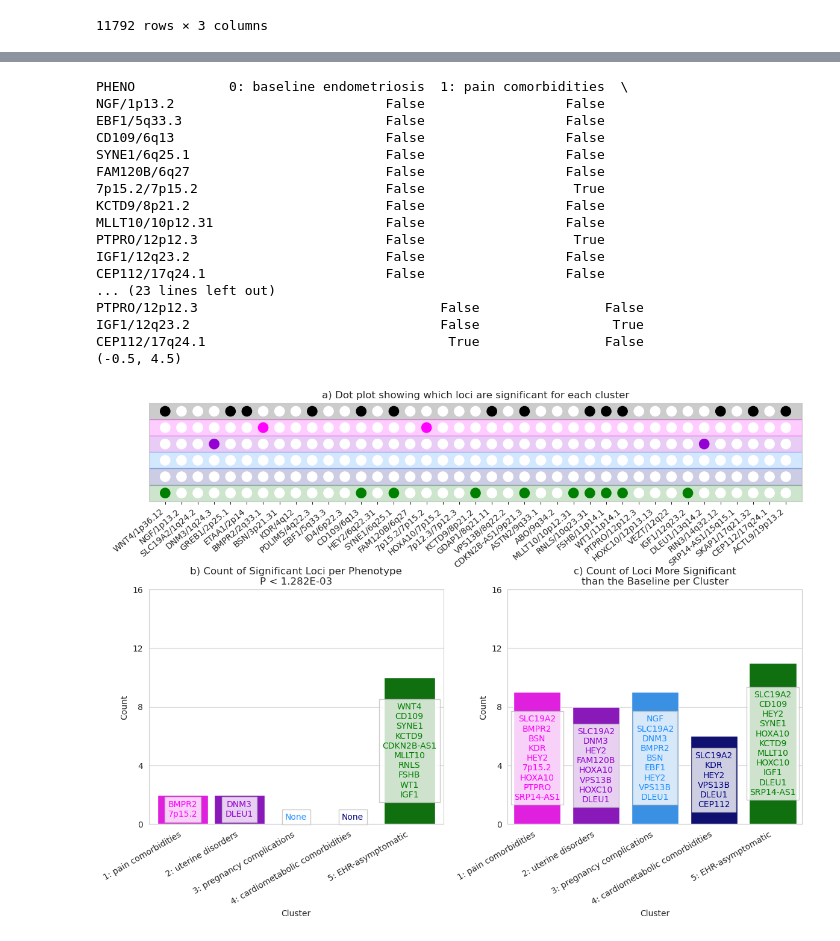
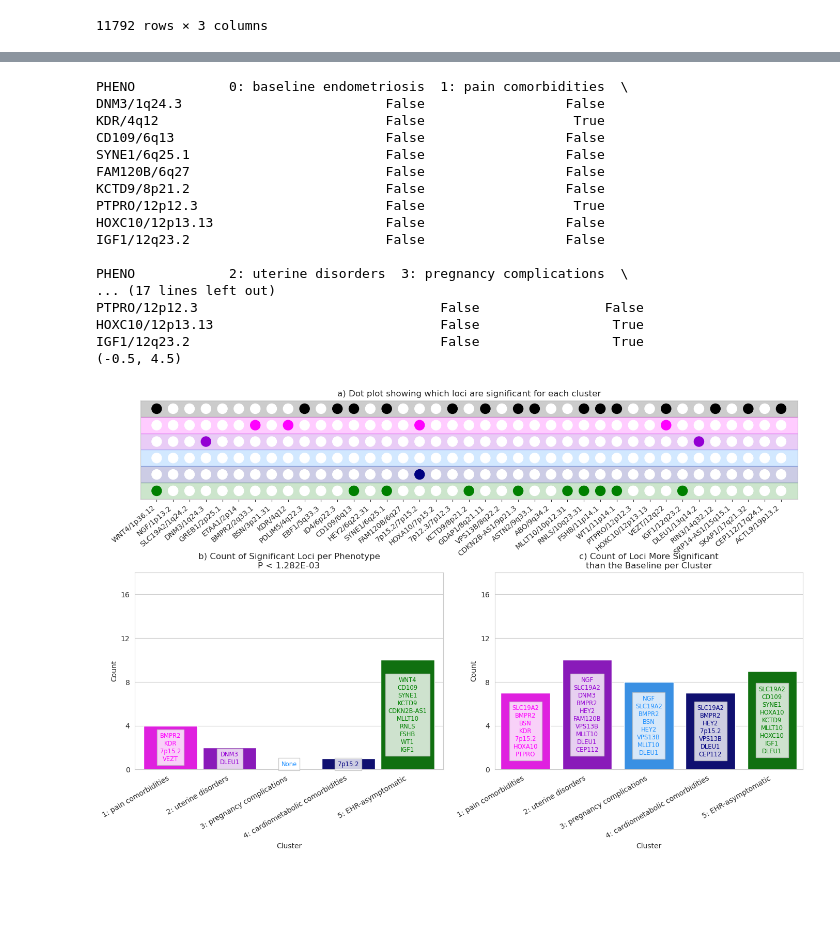
Before and after one commit to Setia-Verma-Lab/endometriosis_subtyping, a Jupyter notebook: Cluster_Heterogeneity/Test_Cluster_Heterogeneity.ipynb, the cells around one changed output, grey strips where cells are left out. Saved outputs shown, nothing was run; the diff lists cells and outputs as text; code cells hidden in the pictures; blank space fills up the shorter version.

```diff
--- a/Cluster_Heterogeneity/Test_Cluster_Heterogeneity.ipynb
+++ b/Cluster_Heterogeneity/Test_Cluster_Heterogeneity.ipynb
@@ -178,7 +178,7 @@ df_nc['PWR_SE'] = df_nc['Sigma'] / np.sqrt(df_nc['Neff_meta'] * 2 * df_nc['MAF']
 df_nc['Z'] = (df_nc['KNOWN_BETA'] / df_nc['PWR_SE']).astype(float)
 df_nc['CHI2'] = df_nc['Z'] ** 2
 
-q_thresh = float(ncx2.ppf(1 - 5E-8, df=1, nc=0))
+q_thresh = float(ncx2.ppf(1 - sig_line, df=1, nc=0))
 df_nc['Power'] = 1 - ncx2.cdf(q_thresh, df=1, nc=df_nc['CHI2'].values)
 
 df_nc
@@ -274,7 +274,7 @@ df['PWR_SE'] = df['Sigma'] / np.sqrt(df['Neff_meta'] * 2 * df['MAF'] * (1-df['MA
 df['Z'] = (df['KNOWN_BETA'] / df['PWR_SE']).astype(float)
 df['CHI2'] = df['Z'] ** 2
 
-q_thresh = float(ncx2.ppf(1 - 5E-8, df=1, nc=0))
+q_thresh = float(ncx2.ppf(1 - sig_line, df=1, nc=0))
 df['Power'] = 1 - ncx2.cdf(q_thresh, df=1, nc=df['CHI2'].values)
 
 df
@@ -1348,7 +1372,7 @@ print(plot_df[plot_df.sum(axis=1) == 1])
 colors4 = [c if c != 'k' else 'w' for c in colors2]
 
 fig, axes = plt.subplots(ncols=2, gridspec_kw={'width_ratios': [1, 1], 'height_ratios': [0.5, 1]}, nrows=2)
-fig.set_size_inches(12, 9)
+fig.set_size_inches(14, 9)
 
 ax = axes[1][1]
 
@@ -1375,7 +1399,7 @@ for _, row in sig_counts.iterrows():
     sig_signals = [s.split('/')[0] for s in sig_signals]
     # t = ax.text(pheno_num[pheno], count1+0.3, '\n'.join(sig_signals) if len(sig_signals) > 0 else 'None', color=colors2[pheno_num[pheno]], ha='center', va='bottom')
     # t.set_bbox(dict(facecolor='w', alpha=0.6, edgecolor='silver'))
-    t = ax.text(pheno_num[pheno] - 1, max(0.5, count1 / 2), '\n'.join(sig_signals) if len(sig_signals) > 0 else 'None', color=colors2[pheno_num[pheno]], ha='center', va='center')
+    t = ax.text(pheno_num[pheno] - 1, max(0.5, count1 / 2), '\n'.join(sig_signals) if len(sig_signals) > 0 else 'None', color=colors2[pheno_num[pheno]], ha='center', va='center', fontsize='small')
     t.set_bbox(dict(facecolor='w', alpha=0.8, edgecolor='silver'))
 
 sns.barplot(data=sig_counts, x='PHENO_NUM', y='Beats_Pos_Control',
@@ -1389,7 +1413,7 @@ ax.set_title(f'c) Count of Loci More Significant\nthan the Baseline per Cluster'
 ax.set_ylabel('Count')
 
 ax.set_xticks(np.arange(len(pheno_num)-1))
-ax.set_ylim(0, 16)
+ax.set_ylim(0, 18)
 ax.set_xticklabels([k for k in pheno_num.keys() if '0' not in k], rotation=30, ha='right')
 ax.set_yticks(np.arange(0, 17, 4))
 ax.set_xlabel('Cluster')
@@ -1429,7 +1453,7 @@ for pheno, subDF in plot_df.groupby('PHENO'):
     sig_signals = [s.split('/')[0] for s in sig_signals]
     # t = ax.text(pheno_num[pheno], count1+0.3, '\n'.join(sig_signals) if len(sig_signals) > 0 else 'None', color=colors2[pheno_num[pheno]], ha='center', va='bottom')
     # t.set_bbox(dict(facecolor='w', alpha=0.6, edgecolor='silver'))
-    t = ax.text(pheno_num[pheno]-1, max(0.5, count1 / 2), '\n'.join(sig_signals) if len(sig_signals) > 0 else 'None', color=colors2[pheno_num[pheno]], ha='center', va='center')
+    t = ax.text(pheno_num[pheno]-1, max(0.5, count1 / 2), '\n'.join(sig_signals) if len(sig_signals) > 0 else 'None', color=colors2[pheno_num[pheno]], ha='center', va='center', fontsize='small')
     t.set_bbox(dict(facecolor='w', alpha=0.8, edgecolor='silver'))
 
 sig_counts.index.name = 'PHENO_NUM'
@@ -1447,7 +1471,7 @@ sns.barplot(data=sig_counts, x='PHENO_NUM', y='BF-Corrected',
             palette=colors, alpha=1,
             ax=ax, legend=False, width=0.9)
 
-ax.set_ylim(0, 16)
+ax.set_ylim(0, 18)
 # ax.set_yticks(np.arange(0, 36, 2))
 ax.set_title(f'b) Count of Significant Loci per Phenotype\nP < {p_thresh:.3E}')
 ax.set_ylabel('Count')
@@ -1480,38 +1504,38 @@ for pheno, i in pheno_num.items():
 
 upset_ax.set_ylim(0, 6)
 upset_ax.set_xlim(0, len(signal_num)+1)
 upset_ax.set_aspect('equal')
 upset_ax.grid(False)
 
 # upset_ax.set_yticks(np.arange(0.5, 6, 1))
 # upset_ax.set_yticklabels(reversed(sorted(list(pheno_num.keys()))))
 upset_ax.set_yticks([])
 
 upset_ax.set_xticks(np.arange(1, 40, 1))
 upset_ax.set_xticklabels(signal_order, rotation=40, ha='right')
 upset_ax.tick_params(axis='both', which='major', left=True, bottom=True)
 
 upset_ax.set_title('a) Dot plot showing which loci are significant for each cluster')
 
 plt.tight_layout()
 plt.savefig(f'../Manuscript_Plots/figure_6_NEW_NC_{meta_group}_multi_pane_upset_plus_bar.png', bbox_inches='tight')
 plt.show()
 # %% [output]
 PHENO            0: baseline endometriosis  1: pain comorbidities  \
-NGF/1p13.2                           False                  False
-EBF1/5q33.3                          False                  False
+DNM3/1q24.3                          False                  False
+KDR/4q12                             False                   True
 CD109/6q13                           False                  False
 SYNE1/6q25.1                         False                  False
 FAM120B/6q27                         False                  False
-7p15.2/7p15.2                        False                   True
 KCTD9/8p21.2                         False                  False
-MLLT10/10p12.31                      False                  False
 PTPRO/12p12.3                        False                   True
+HOXC10/12p13.13                      False                  False
 IGF1/12q23.2                         False                  False
-CEP112/17q24.1                       False                  False
-... (23 lines left out)
+
+PHENO            2: uterine disorders  3: pregnancy complications  \
+... (17 lines left out)
 PTPRO/12p12.3                               False                False
+HOXC10/12p13.13                             False                 True
 IGF1/12q23.2                                False                 True
-CEP112/17q24.1                               True                False
 (-0.5, 4.5)
-[figure, old version]
+[figure, new version]
```
Also changed, not shown: parts of 16 cells of this notebook, 18 other files.
